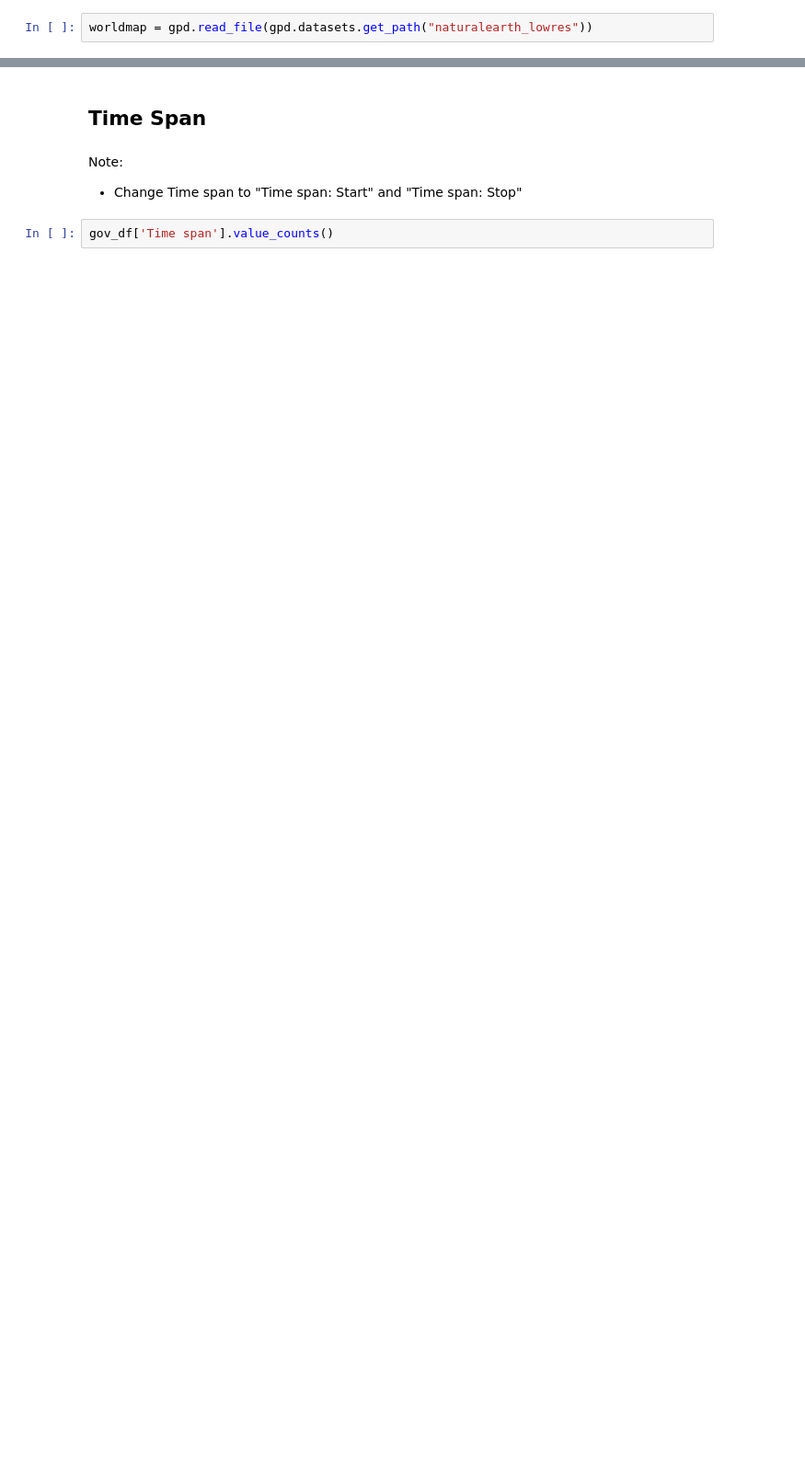
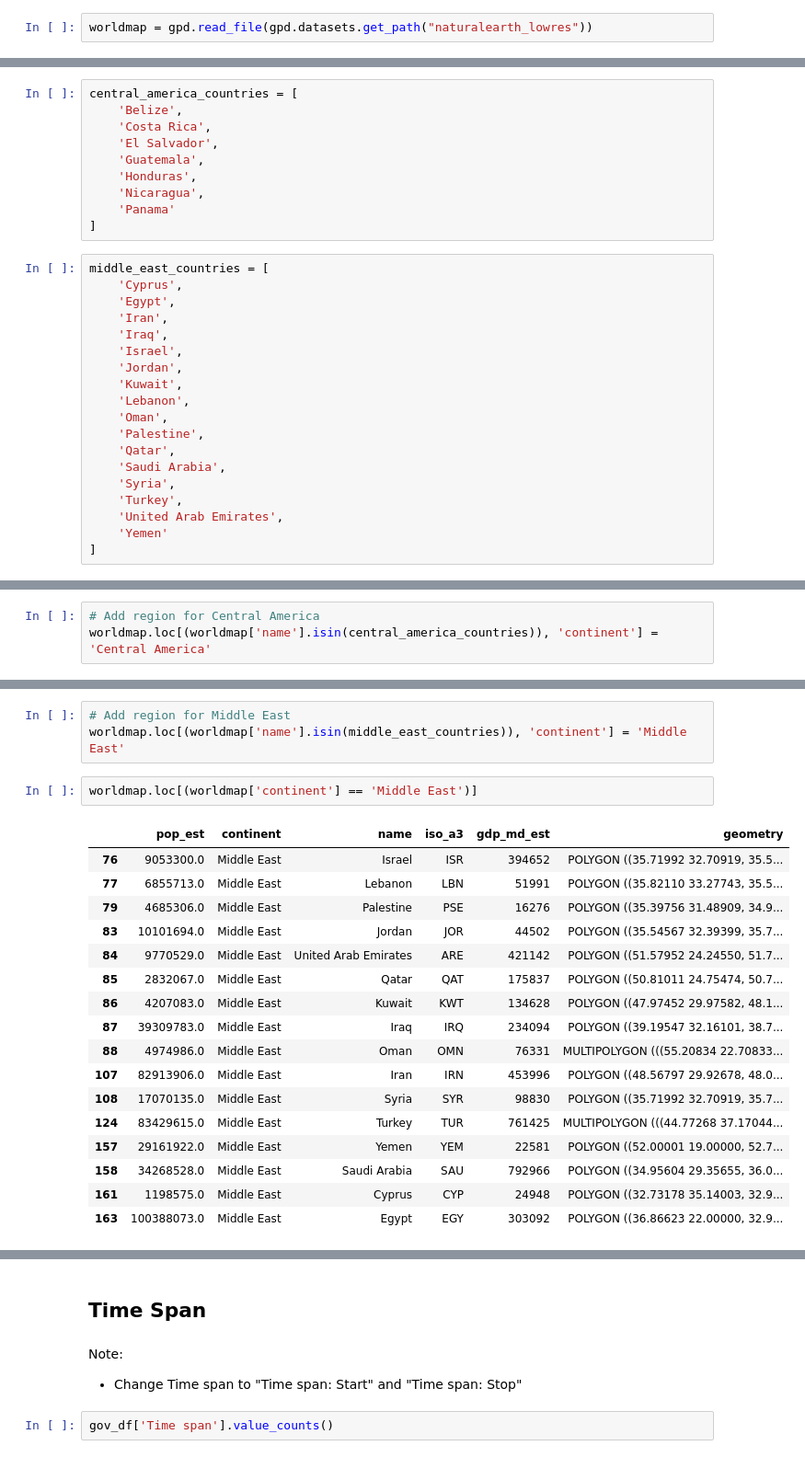
Before and after one commit to metagov/governance-archaeology, a Jupyter notebook: Exploratory_Data_Analysis_Communities.ipynb, the cells around one changed output, grey strips where cells are left out. Shown at 92% size. Saved outputs shown, nothing was run; the diff lists cells and outputs as text; blank space fills up the shorter version.

```diff
--- a/Exploratory_Data_Analysis_Communities.ipynb
+++ b/Exploratory_Data_Analysis_Communities.ipynb
@@ -556,0 +534,29 @@ worldmap.plot(column='pop_est', legend=True)
+# %%
+central_america_countries = [
+    'Belize',
+    'Costa Rica',
+    'El Salvador',
+    'Guatemala',
+    'Honduras',
+    'Nicaragua',
+    'Panama'
+]
+# %%
+middle_east_countries = [
+    'Cyprus',
+    'Egypt',
+    'Iran',
+    'Iraq',
+    'Israel',
+    'Jordan',
+    'Kuwait',
+    'Lebanon',
+    'Oman',
+    'Palestine',
+    'Qatar',
+    'Saudi Arabia',
+    'Syria',
+    'Turkey',
+    'United Arab Emirates',
+    'Yemen'
+]
@@ -556,0 +583,3 @@ worldmap.plot(column='pop_est', legend=True)
+# %%
+# Add region for Central America
+worldmap.loc[(worldmap['name'].isin(central_america_countries)), 'continent'] = 'Central America'
@@ -556,0 +597,23 @@ worldmap.plot(column='pop_est', legend=True)
+# %%
+# Add region for Middle East
+worldmap.loc[(worldmap['name'].isin(middle_east_countries)), 'continent'] = 'Middle East'
+# %%
+worldmap.loc[(worldmap['continent'] == 'Middle East')]
+# %% [output]
+|  | pop_est | continent | name | iso_a3 | gdp_md_est | geometry |
+| 76 | 9053300.0 | Middle East | Israel | ISR | 394652 | POLYGON ((35.71992 32.70919, 35.5... |
+| 77 | 6855713.0 | Middle East | Lebanon | LBN | 51991 | POLYGON ((35.82110 33.27743, 35.5... |
+| 79 | 4685306.0 | Middle East | Palestine | PSE | 16276 | POLYGON ((35.39756 31.48909, 34.9... |
+| 83 | 10101694.0 | Middle East | Jordan | JOR | 44502 | POLYGON ((35.54567 32.39399, 35.7... |
+| 84 | 9770529.0 | Middle East | United Arab Emirates | ARE | 421142 | POLYGON ((51.57952 24.24550, 51.7... |
+| 85 | 2832067.0 | Middle East | Qatar | QAT | 175837 | POLYGON ((50.81011 24.75474, 50.7... |
+| 86 | 4207083.0 | Middle East | Kuwait | KWT | 134628 | POLYGON ((47.97452 29.97582, 48.1... |
+| 87 | 39309783.0 | Middle East | Iraq | IRQ | 234094 | POLYGON ((39.19547 32.16101, 38.7... |
+| 88 | 4974986.0 | Middle East | Oman | OMN | 76331 | MULTIPOLYGON (((55.20834 22.70833... |
+| 107 | 82913906.0 | Middle East | Iran | IRN | 453996 | POLYGON ((48.56797 29.92678, 48.0... |
+| 108 | 17070135.0 | Middle East | Syria | SYR | 98830 | POLYGON ((35.71992 32.70919, 35.7... |
+| 124 | 83429615.0 | Middle East | Turkey | TUR | 761425 | MULTIPOLYGON (((44.77268 37.17044... |
+| 157 | 29161922.0 | Middle East | Yemen | YEM | 22581 | POLYGON ((52.00001 19.00000, 52.7... |
+| 158 | 34268528.0 | Middle East | Saudi Arabia | SAU | 792966 | POLYGON ((34.95604 29.35655, 36.0... |
+| 161 | 1198575.0 | Middle East | Cyprus | CYP | 24948 | POLYGON ((32.73178 35.14003, 32.9... |
+| 163 | 100388073.0 | Middle East | Egypt | EGY | 303092 | POLYGON ((36.86623 22.00000, 32.9... |
```
Also changed, not shown: parts of 52 cells of this notebook.
